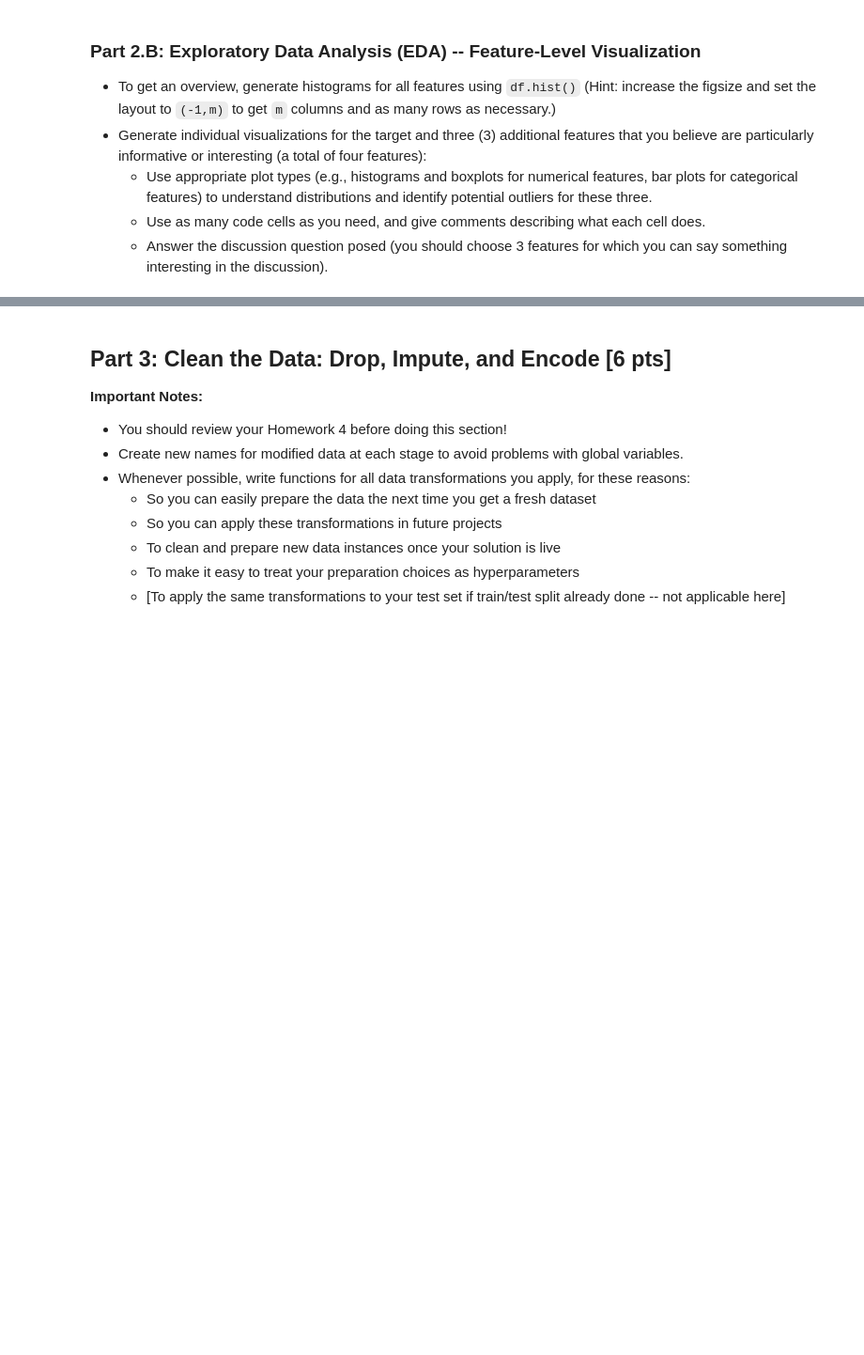
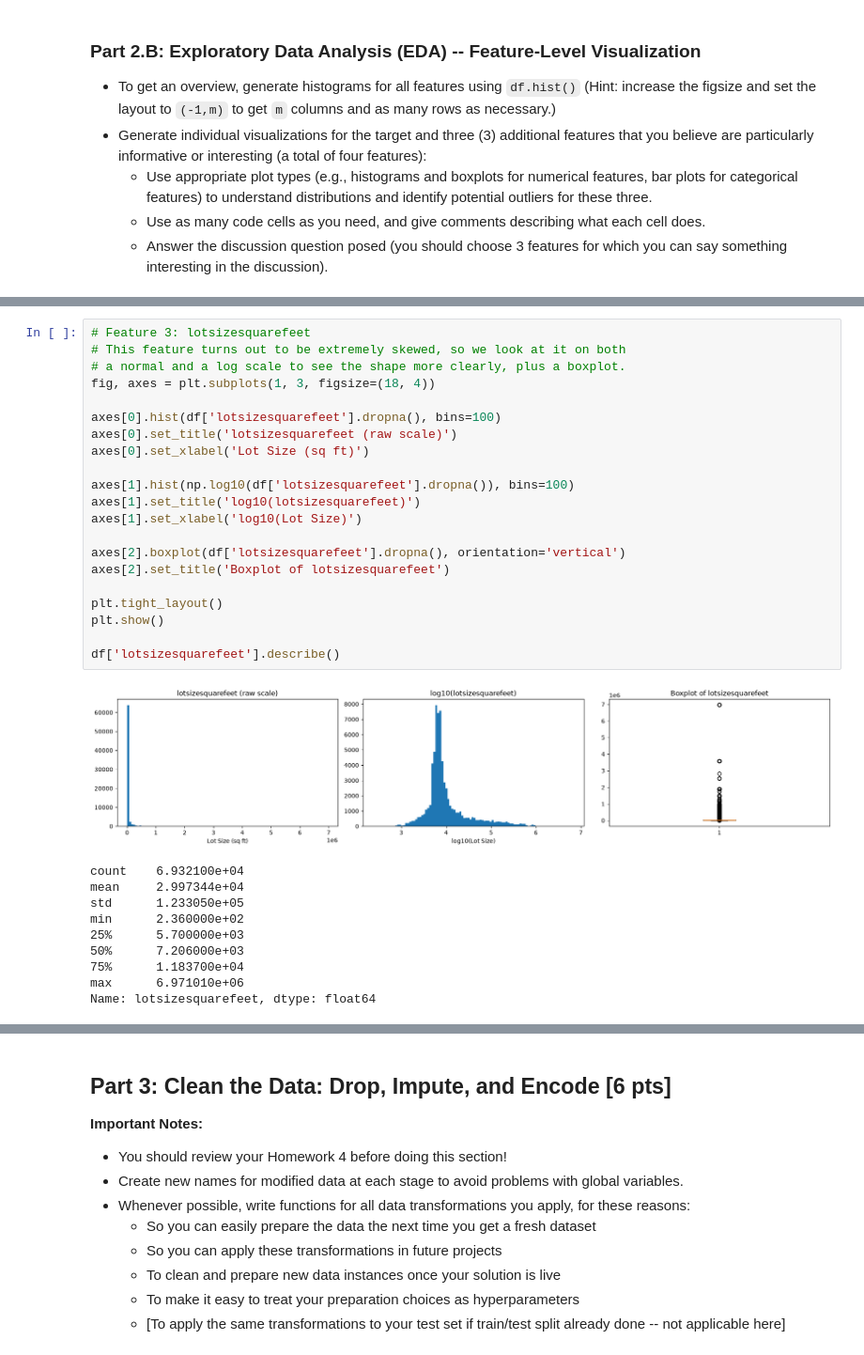
Before and after one commit to stefaniekenyon/bu-dx603-milestone-01, a Jupyter notebook: Milestone_01.ipynb, the cells around one changed output, grey strips where cells are left out. Shown at 94% size. Saved outputs shown, nothing was run; the diff lists cells and outputs as text; blank space fills up the shorter version.

```diff
--- a/Milestone_01.ipynb
+++ b/Milestone_01.ipynb
@@ -185,0 +320,32 @@ Answer the following questions. You may wish to examine Appendix 3 before starti
+# %%
+# Feature 3: lotsizesquarefeet
+# This feature turns out to be extremely skewed, so we look at it on both
+# a normal and a log scale to see the shape more clearly, plus a boxplot.
+fig, axes = plt.subplots(1, 3, figsize=(18, 4))
+
+axes[0].hist(df['lotsizesquarefeet'].dropna(), bins=100)
+axes[0].set_title('lotsizesquarefeet (raw scale)')
+axes[0].set_xlabel('Lot Size (sq ft)')
+
+axes[1].hist(np.log10(df['lotsizesquarefeet'].dropna()), bins=100)
+axes[1].set_title('log10(lotsizesquarefeet)')
+axes[1].set_xlabel('log10(Lot Size)')
+
+axes[2].boxplot(df['lotsizesquarefeet'].dropna(), orientation='vertical')
+axes[2].set_title('Boxplot of lotsizesquarefeet')
+
+plt.tight_layout()
+plt.show()
+
+df['lotsizesquarefeet'].describe()
+# %% [output]
+[figure, added]
+count    6.932100e+04
+mean     2.997344e+04
+std      1.233050e+05
+min      2.360000e+02
+25%      5.700000e+03
+50%      7.206000e+03
+75%      1.183700e+04
+max      6.971010e+06
+Name: lotsizesquarefeet, dtype: float64
```
Also changed, not shown: parts of 23 cells of this notebook.
